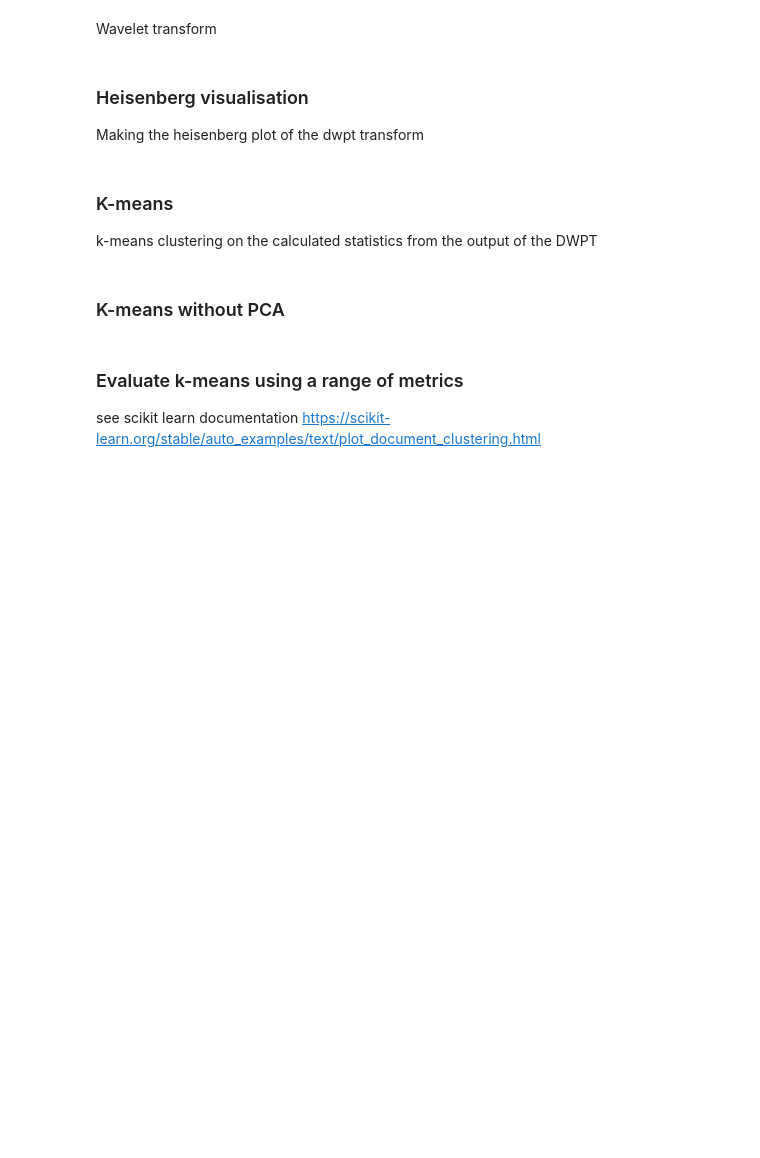
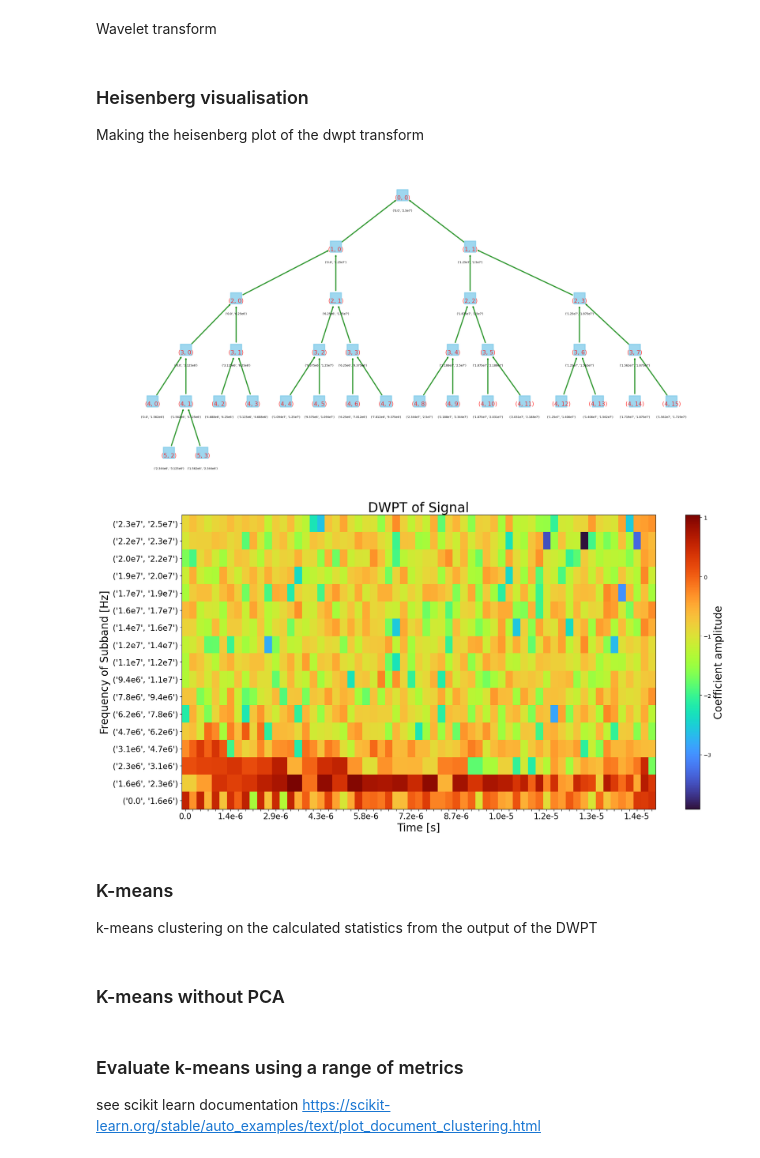
Before and after one commit to USonixGroup/wpt-cavitation, a Jupyter notebook: notebooks/k-means-entropy-GAdata.ipynb, the cells around one changed output. Saved outputs shown, nothing was run; the diff lists cells and outputs as text; code cells hidden in the pictures; blank space fills up the shorter version.

Commit message:
heisenberg and error bar plot

```diff
--- a/notebooks/k-means-entropy-GAdata.ipynb
+++ b/notebooks/k-means-entropy-GAdata.ipynb
@@ -33,9 +33,9 @@ pac = 10, r_init = 1e-6 for transient
 
 pac = 1, r_init = 10e-6 for stable
 # %%
-pac = 10e6  # the amplitude of the sine wave in Pa
+pac = 1e6  # the amplitude of the sine wave in Pa
 frequency = 2 * 1e6  # insonation frequency (Hz)
-R_init = 1e-6  # initial bubble radius in meters
+R_init = 10e-6  # initial bubble radius in meters
 period = 1 / frequency # the period of the acoustic wave at the fundamental frequency
 n_cycles = 30  # no. of cycles of the sine wave
 
@@ -113,8 +115,11 @@ wpt_df, tr_obj = train.generate_training_data(
 
 Making the heisenberg plot of the dwpt transform
 # %%
-# tr_obj.calc_frequencies(sampling_rate)
-# plot.heisenberg(tr_obj, max(t_plot))
+tr_obj.calc_frequencies(sampling_rate)
+plot.heisenberg(tr_obj, max(t_plot))
+# %% [output]
+[figure, added]
+[figure, added]
 # %%
 # wpt_df.plot.bar()
 # %% [markdown]
```
Also changed, not shown: parts of 4 cells of this notebook, 3 other files.
